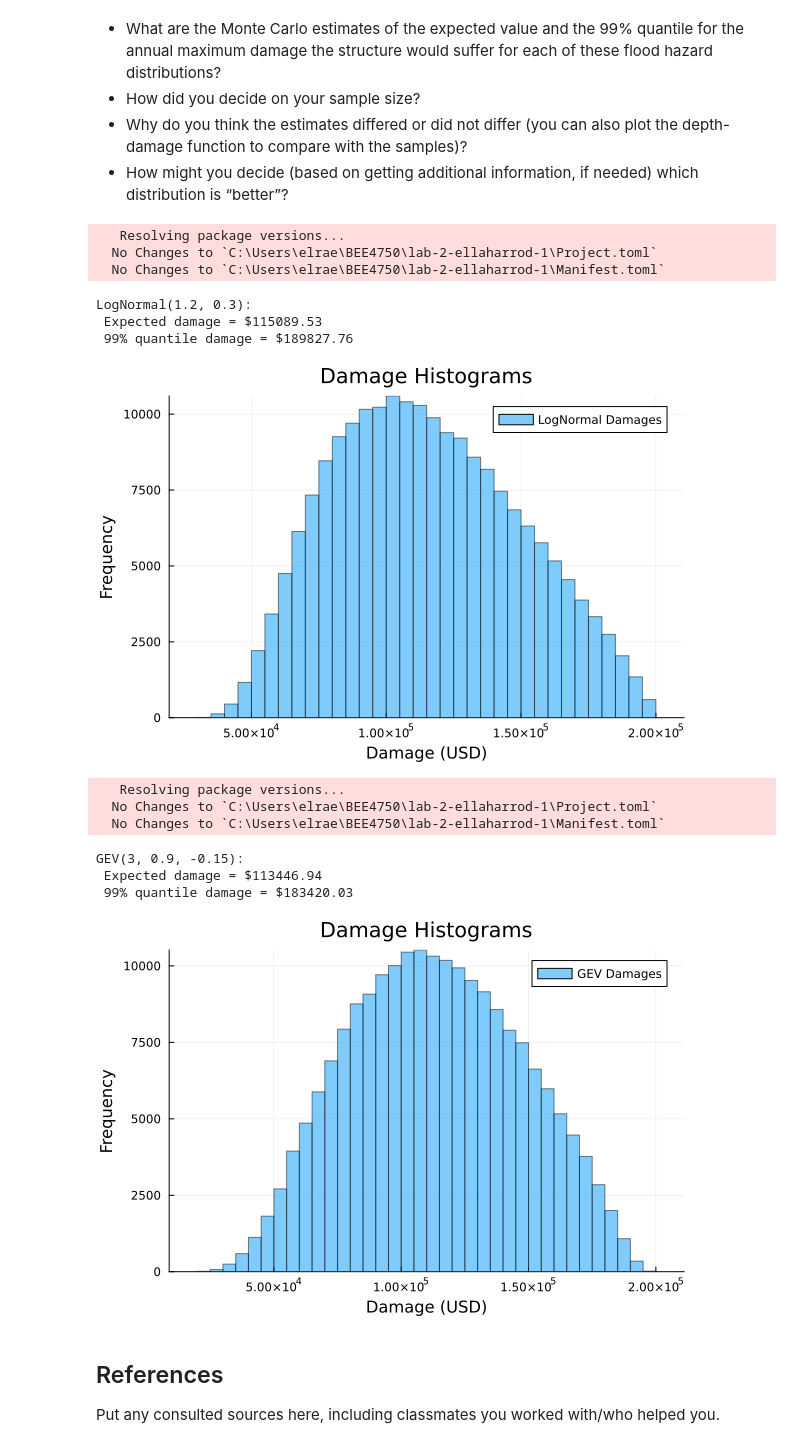
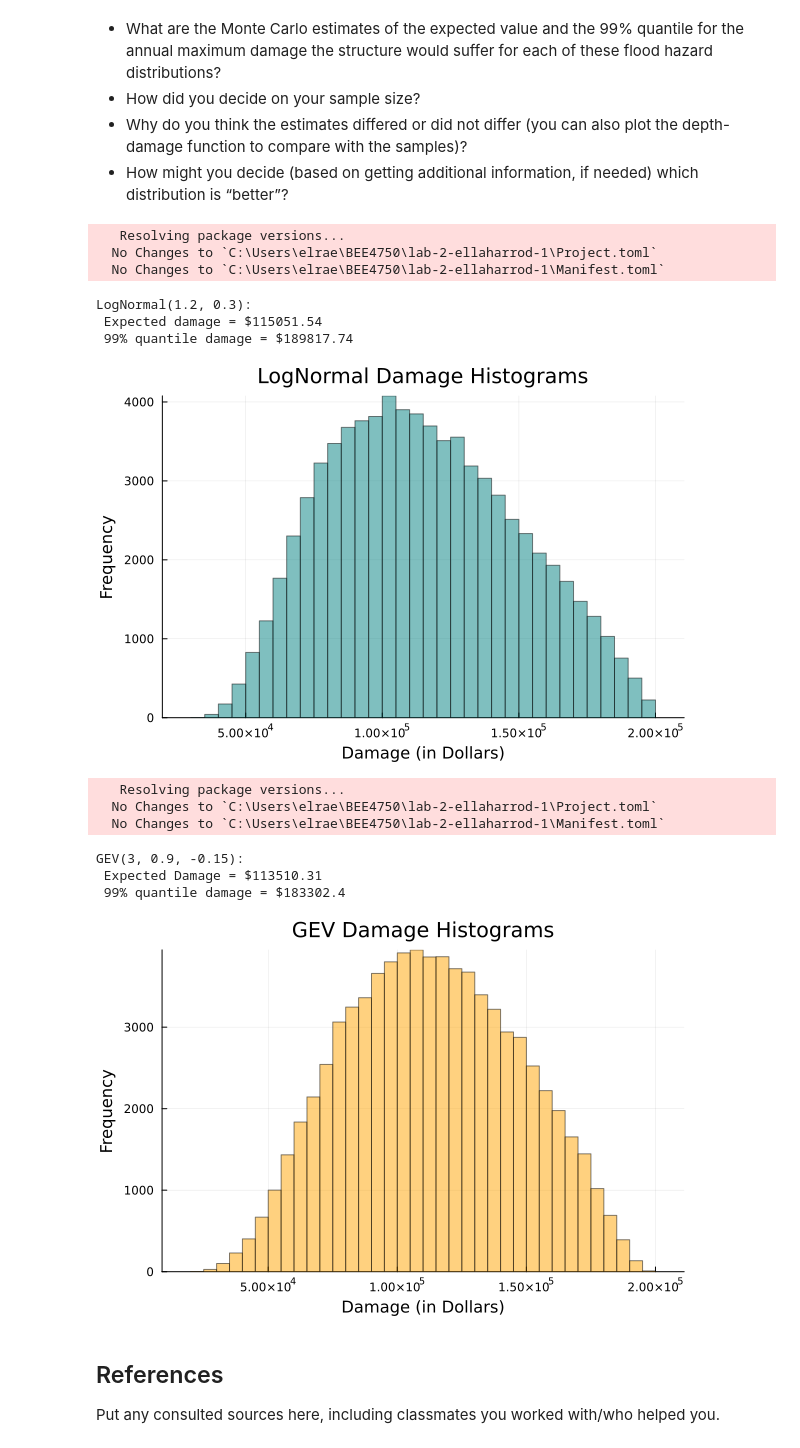
Before and after one commit to BEE4750-FA25/lab-2-ellaharrod, a Jupyter notebook: lab02.ipynb, the cells around one changed output. Saved outputs shown, nothing was run; the diff lists cells and outputs as text; code cells hidden in the pictures.

Commit message:
Plotting_2

```diff
--- a/lab02.ipynb
+++ b/lab02.ipynb
@@ -180,7 +180,7 @@ end
 end
 
 # Monte Carlo simulation
-function monte_carlo_dam(dist; N=200000)
+function monte_carlo_dam(dist; N=75000)
 hs = rand(dist, N)
 ds = [damage(h) for h in hs]
 μ = mean(ds)
@@ -198,18 +198,17 @@ println("LogNormal(1.2, 0.3):")
 println(" Expected damage = \$$(round(μ1, digits=2))")
 println(" 99% quantile damage = \$$(round(q99_1, digits=2))")
 
-
 # Plot
-histogram(ds1, bins=50, alpha=0.5, label="LogNormal Damages",
-xlabel="Damage (in Dollars)", ylabel="Frequency", title="Damage Histograms")
+histogram(ds1, bins=50, alpha=0.5, color=:teal,
+xlabel="Damage (in Dollars)", ylabel="Frequency", title="LogNormal Damage Histograms", label=false)
 # %% [output]
    Resolving package versions...
   No Changes to `C:\Users\elrae\BEE4750\lab-2-ellaharrod-1\Project.toml`
   No Changes to `C:\Users\elrae\BEE4750\lab-2-ellaharrod-1\Manifest.toml`
 LogNormal(1.2, 0.3):
- Expected damage = $115089.53
- 99% quantile damage = $189827.76
+ Expected damage = $115051.54
+ 99% quantile damage = $189817.74
-[figure, old version]
+[figure, new version]
 # %%
 import Pkg; Pkg.add("StatsBase")
 
@@ -219,38 +218,38 @@ if h > 0
 return L / (1 + exp(-k * (h - h0)))
 else
 return 0.0
 end
 end
 
 # Monte Carlo simulation
-function monte_carlo_damage(dist; N=200000)
+function monte_carlo_damage(dist; N=75000)
 hs = rand(dist, N)
 ds = [damage(h) for h in hs]
 μ = mean(ds)
 q99 = quantile(ds, 0.99) # quantile
 return μ, q99, ds
 end
 
 # Define the distributions
 dist2 = GeneralizedExtremeValue(3.0, 0.9, -0.15)
 
 # Run simulations
 μ2, q99_2, ds2 = monte_carlo_damage(dist2)
 
 println("\nGEV(3, 0.9, -0.15):")
 println(" Expected Damage = \$$(round(μ2, digits=2))")
 println(" 99% quantile damage = \$$(round(q99_2, digits=2))")
 
 # Plot histograms
-histogram(ds2, bins=50, alpha=0.5, label="GEV Damages", xlabel="Damage (in Dollars)", ylabel="Frequency", title="Damage Histograms")
+histogram(ds2, bins=50, alpha=0.5, color=:orange, xlabel="Damage (in Dollars)", ylabel="Frequency", title="GEV Damage Histograms", label=false)
 # %% [output]
    Resolving package versions...
   No Changes to `C:\Users\elrae\BEE4750\lab-2-ellaharrod-1\Project.toml`
   No Changes to `C:\Users\elrae\BEE4750\lab-2-ellaharrod-1\Manifest.toml`
 GEV(3, 0.9, -0.15):
- Expected damage = $113446.94
- 99% quantile damage = $183420.03
+ Expected Damage = $113510.31
+ 99% quantile damage = $183302.4
-[figure, old version]
+[figure, new version]
 # %% [markdown]
 ## References
 
```
